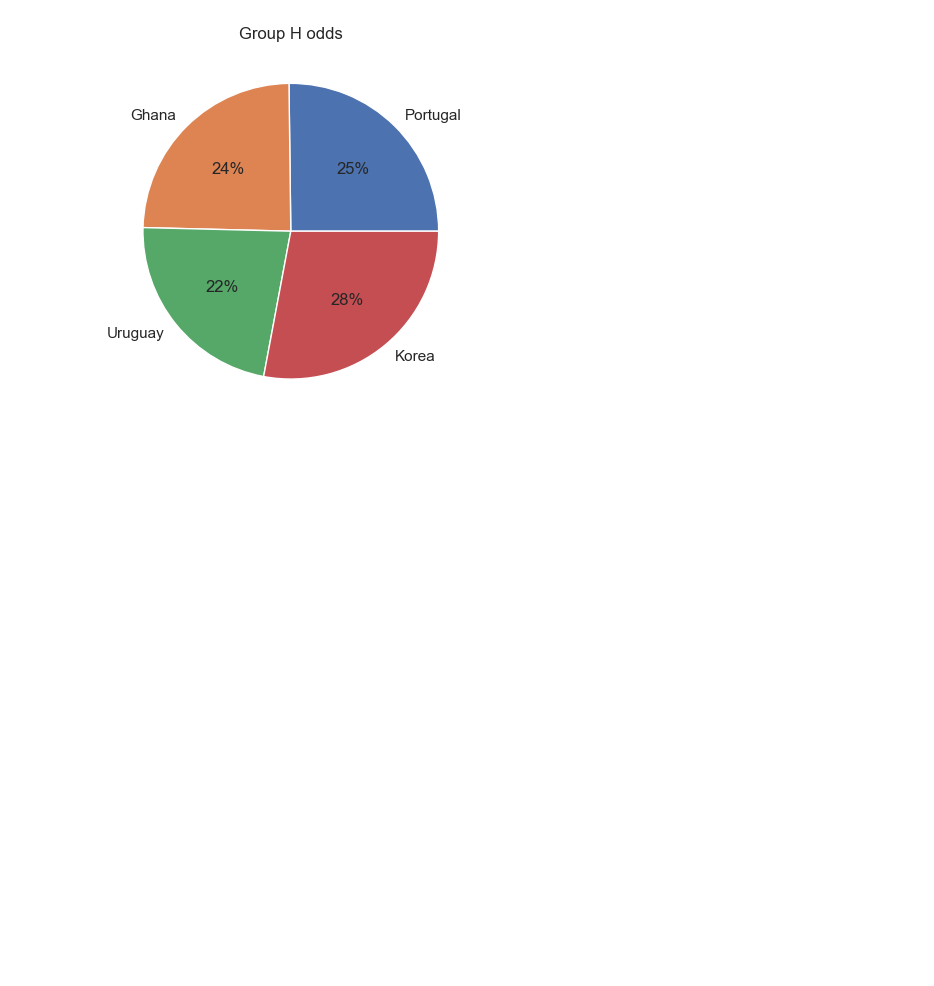
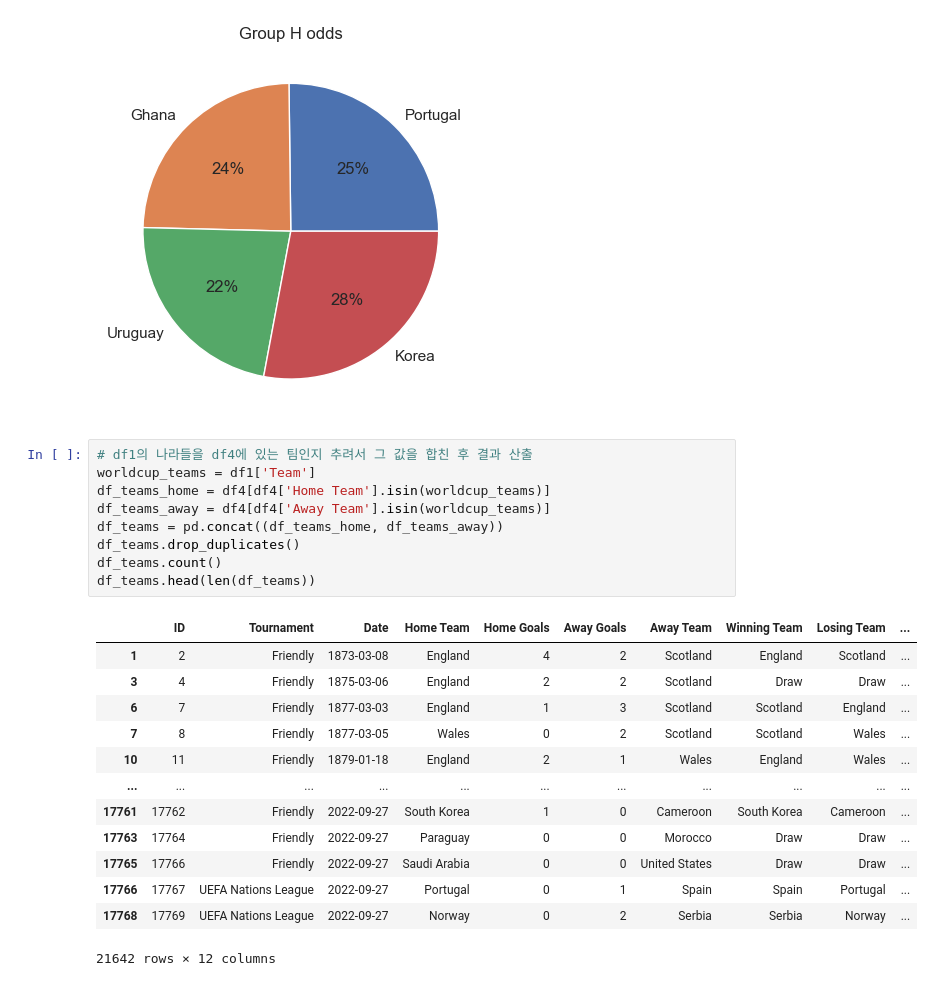
Before and after one commit to kimnamhyeon0112/2022-2_OSP_Final_Project, a Jupyter notebook: Qatar_WC_Prediction.ipynb, the cells around one changed output. Saved outputs shown, nothing was run; the diff lists cells and outputs as text; blank space fills up the shorter version.

```diff
--- a/Qatar_WC_Prediction.ipynb
+++ b/Qatar_WC_Prediction.ipynb
@@ -1787,3 +1787,26 @@ plt.pie(GroupH_ratio, labels=GroupH_labels, autopct='%1.f%%')
 plt.show()
 # %% [output]
 [figure]
+# %%
+# df1의 나라들을 df4에 있는 팀인지 추려서 그 값을 합친 후 결과 산출
+worldcup_teams = df1['Team']
+df_teams_home = df4[df4['Home Team'].isin(worldcup_teams)]
+df_teams_away = df4[df4['Away Team'].isin(worldcup_teams)]
+df_teams = pd.concat((df_teams_home, df_teams_away))
+df_teams.drop_duplicates()
+df_teams.count()
+df_teams.head(len(df_teams))
+# %% [output]
+|  | ID | Tournament | Date | Home Team | Home Goals | Away Goals | Away Team | Winning Team | Losing Team | ... |
+| 1 | 2 | Friendly | 1873-03-08 | England | 4 | 2 | Scotland | England | Scotland | ... |
+| 3 | 4 | Friendly | 1875-03-06 | England | 2 | 2 | Scotland | Draw | Draw | ... |
+| 6 | 7 | Friendly | 1877-03-03 | England | 1 | 3 | Scotland | Scotland | England | ... |
+| 7 | 8 | Friendly | 1877-03-05 | Wales | 0 | 2 | Scotland | Scotland | Wales | ... |
+| 10 | 11 | Friendly | 1879-01-18 | England | 2 | 1 | Wales | England | Wales | ... |
+| ... | ... | ... | ... | ... | ... | ... | ... | ... | ... | ... |
+| 17761 | 17762 | Friendly | 2022-09-27 | South Korea | 1 | 0 | Cameroon | South Korea | Cameroon | ... |
+| 17763 | 17764 | Friendly | 2022-09-27 | Paraguay | 0 | 0 | Morocco | Draw | Draw | ... |
+| 17765 | 17766 | Friendly | 2022-09-27 | Saudi Arabia | 0 | 0 | United States | Draw | Draw | ... |
+| 17766 | 17767 | UEFA Nations League | 2022-09-27 | Portugal | 0 | 1 | Spain | Spain | Portugal | ... |
+| 17768 | 17769 | UEFA Nations League | 2022-09-27 | Norway | 0 | 2 | Serbia | Serbia | Norway | ... |
+21642 rows × 12 columns
```
Also changed, not shown: parts of 6 cells of this notebook.
